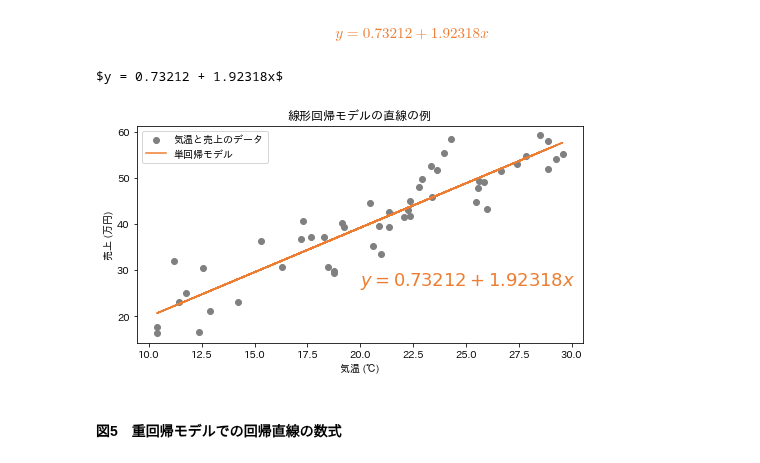
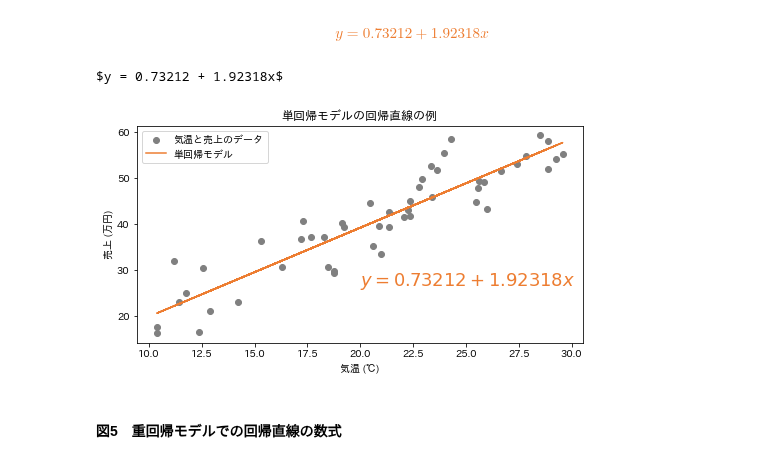
Before and after one commit to isshiki/machine-learning-with-python, a Jupyter notebook: 03-linear-regression/03_linear_regression.ipynb, the cells around one changed output. Drawn from its saved outputs; the diff is of its cells as text; code cells hidden in the pictures.

```diff
--- a/03-linear-regression/03_linear_regression.ipynb
+++ b/03-linear-regression/03_linear_regression.ipynb
@@ -360,35 +355,35 @@ plt.show()
 # %%
 import numpy as np
 import matplotlib.pyplot as plt
 
 # 仮のデータ生成
 np.random.seed(0)
 x = np.random.uniform(10, 30, 50)
 y = 2 * x + np.random.normal(0, 5, 50)
 
 # 線形回帰モデルの直線
 coef = np.polyfit(x, y, 1)
 poly1d_fn = np.poly1d(coef)
 
 # プロット
 plt.figure(figsize=(8, 4))
 plt.scatter(x, y, label='気温と売上のデータ', color='gray')
 plt.plot(x, poly1d_fn(x), color='#ED7D31', label='単回帰モデル')
 
 # 回帰直線の数式
 equation_text = f'$y = {coef[1]:.5f} + {coef[0]:.5f}x$'
 plt.text(20, 30, equation_text, color='#ED7D31', fontsize=18, fontweight='bold', verticalalignment='top')
 
 plt.xlabel('気温 (℃)')
 plt.ylabel('売上 (万円)')
-plt.title('線形回帰モデルの直線の例')
+plt.title('単回帰モデルの回帰直線の例')
 plt.legend()
 
 print(equation_text)
 plt.show()
 # %% [output]
 $y = 0.73212 + 1.92318x$
-[figure, old version]
+[figure, new version]
 # %% [markdown]
 #### 図5　重回帰モデルでの回帰直線の数式
 # %% [markdown]
```
Also changed, not shown: parts of 3 cells of this notebook.
